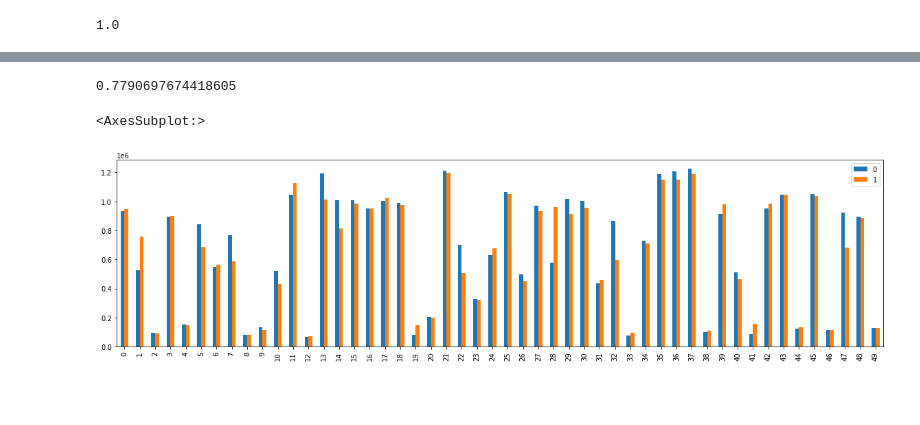
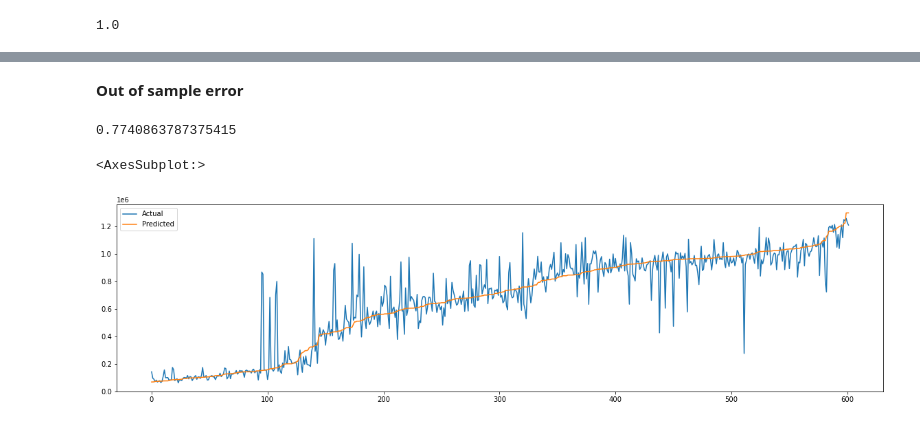
Before and after one commit to sharvari4/MLC-Project, a Jupyter notebook: MTA Exit ML Model.ipynb, the cells around one changed output, grey strips where cells are left out. Saved outputs shown, nothing was run; the diff lists cells and outputs as text; code cells hidden in the pictures; blank space fills up the shorter version.

```diff
--- a/MTA Exit ML Model.ipynb
+++ b/MTA Exit ML Model.ipynb
@@ -206,16 +206,16 @@ param_grid_sgd = {'penalty':['l1','l2'],'alpha':[1e-6,1e-5,1e-4,1e-3,1e-2],'max_
 sgd=SGDRegressor()
 
 
-param_grid_dtr = {'splitter':['best'],'criterion':['squared_error','friedman_mse','absolute_error','poisson'],'max_features':['auto','sqrt','log2'],'ccp_alpha':[1e-2,1e-3]}
+param_grid_dtr = {'splitter':['best'],'criterion':['squared_error','friedman_mse','absolute_error','poisson'],'max_features':['auto','sqrt','log2'],'ccp_alpha':[1,1e-1,1e-2]}
 dtr=DecisionTreeRegressor()
 
 
 #param_grid_rfr = {'n_estimators':[1000],'criterion':['squared_error','absolute_error','poisson'],'max_features':['sqrt','log2',None],'ccp_alpha':[1e-2,1e-3]}
-param_grid_rfr = {'ccp_alpha':[0.001],'criterion': ['absolute_error'],'max_features': ['sqrt'],'n_estimators': [2000]}  #Obtained after training
+param_grid_rfr = {'ccp_alpha':[1,1e-1],'criterion': ['squared_error','absolute_error'],'max_features': ['sqrt'],'n_estimators': [2000]}  #Obtained after training
 rfr = RandomForestRegressor()
 
 
-param_grid_gbr = {'loss':['squared_error','absolute_error'],'criterion': ['friedman_mse','squared_error'],'learning_rate':[0.01,0.1],'n_estimators':[1000,2000],'ccp_alpha':[1e-1,1e-2]}
+param_grid_gbr = {'loss':['squared_error','absolute_error'],'criterion': ['friedman_mse','squared_error'],'learning_rate':[0.01,0.1],'n_estimators':[1000,2000],'ccp_alpha':[1,1e-1]}
 gbr = GradientBoostingRegressor()
 
 
@@ -266,0 +261,2 @@ evaluatemodel(y_pred,y_train,15)
+# %% [markdown]
+<b> Out of sample error
@@ -269,13 +269,12 @@ evaluatemodel(y_pred,y_train,15)
 y_pred = gr.predict(X_test)
 evaluatemodel(y_pred,y_test,15)
 # %% [output]
-0.7790697674418605
+0.7740863787375415
-# %%
-#Plotting the first 20 days in the test set
-
-
-pd.DataFrame([y_test[:50],y_pred[:50]]).transpose().plot.bar(figsize=(20,5))                    #Tree based
-#pd.DataFrame([np.log(y_test[:20]),np.log(y_pred[:20])]).transpose().plot.bar(figsize=(20,5))   #lr,sgd,svr
-# %% [output]
-<AxesSubplot:>
-[figure, removed]
+# %%
+predictions =  pd.DataFrame([y_test,y_pred]).transpose().sort_values(1).reset_index(drop=True).rename({0:'Actual',1:'Predicted'},axis=1)
+#predictions =  pd.DataFrame([np.exp(y_test),np.exp(y_pred)]).transpose().sort_values(1).reset_index(drop=True)
+# %%
+predictions.plot(figsize=(20,5))
+# %% [output]
+<AxesSubplot:>
+[figure, added]
```
Also changed, not shown: parts of 14 cells of this notebook.
